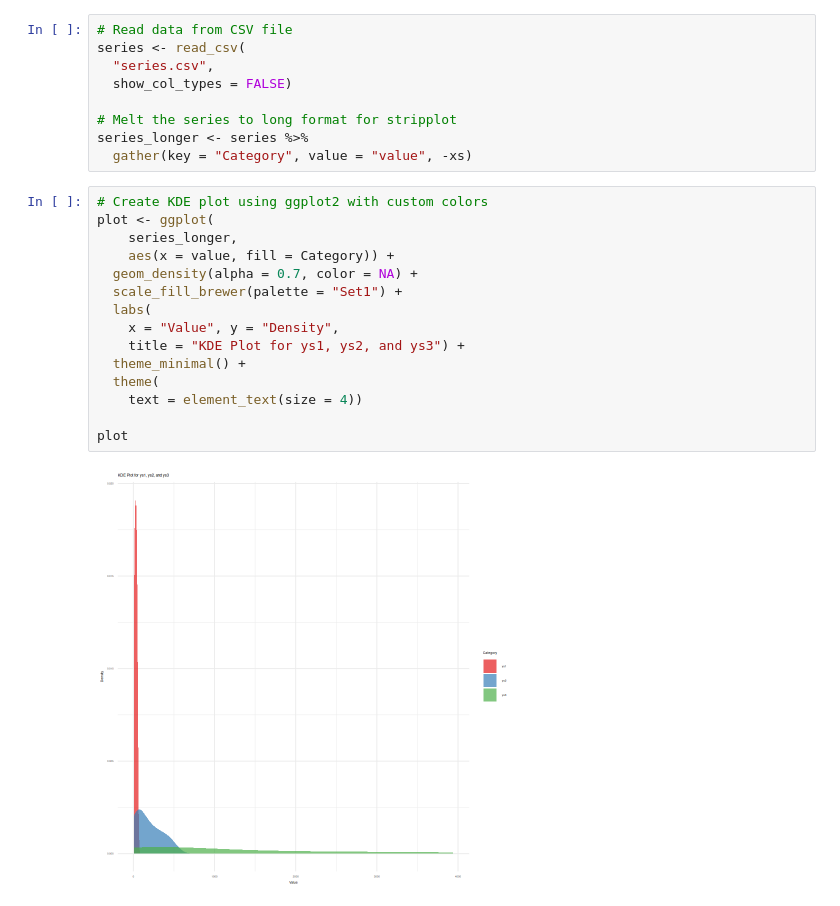
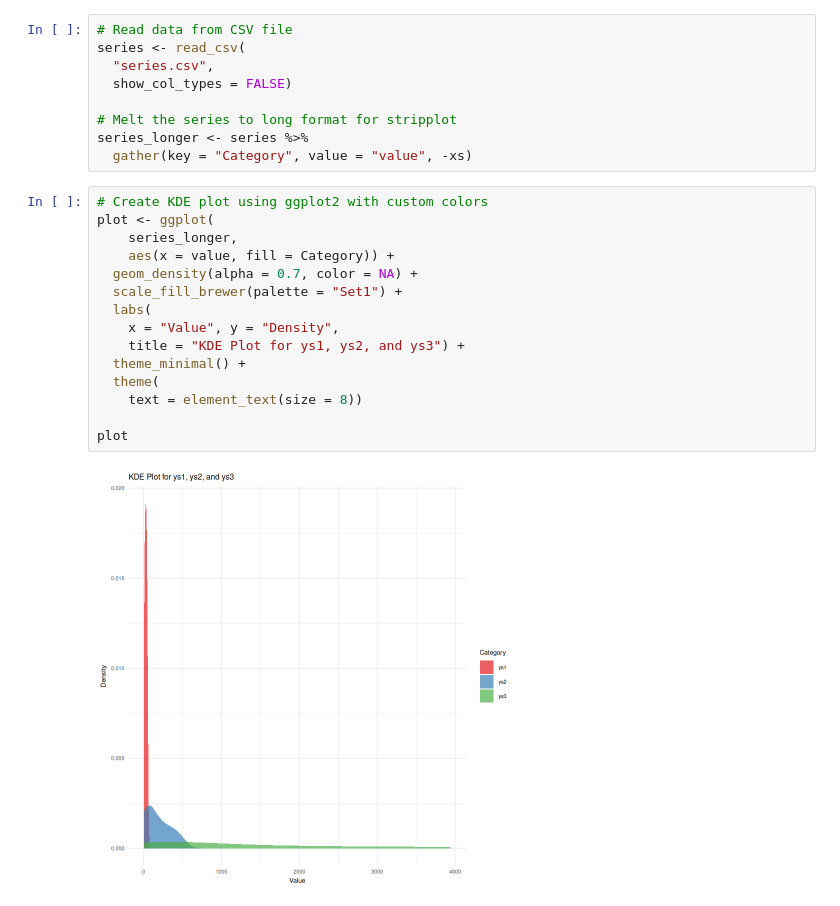
Before and after one commit to epsi-rns/codecase, a Jupyter notebook: gnu-r/trend/82a-kdeplot.ipynb, the cells around one changed output. Drawn from its saved outputs; the diff is of its cells as text.

Commit message:
Statistics: Language: GNU-R: Jupyter Lab: Revised Text Size

```diff
--- a/gnu-r/trend/82a-kdeplot.ipynb
+++ b/gnu-r/trend/82a-kdeplot.ipynb
@@ -15,17 +15,17 @@ series_longer <- series %>%
 # %%
 # Create KDE plot using ggplot2 with custom colors
 plot <- ggplot(
     series_longer,
     aes(x = value, fill = Category)) +
   geom_density(alpha = 0.7, color = NA) +
   scale_fill_brewer(palette = "Set1") +
   labs(
     x = "Value", y = "Density",
     title = "KDE Plot for ys1, ys2, and ys3") +
   theme_minimal() +
   theme(
-    text = element_text(size = 4))
+    text = element_text(size = 8))
 
 plot
 # %% [output]
-[figure, old version]
+[figure, new version]
```
Also changed, not shown: 20 other files.
